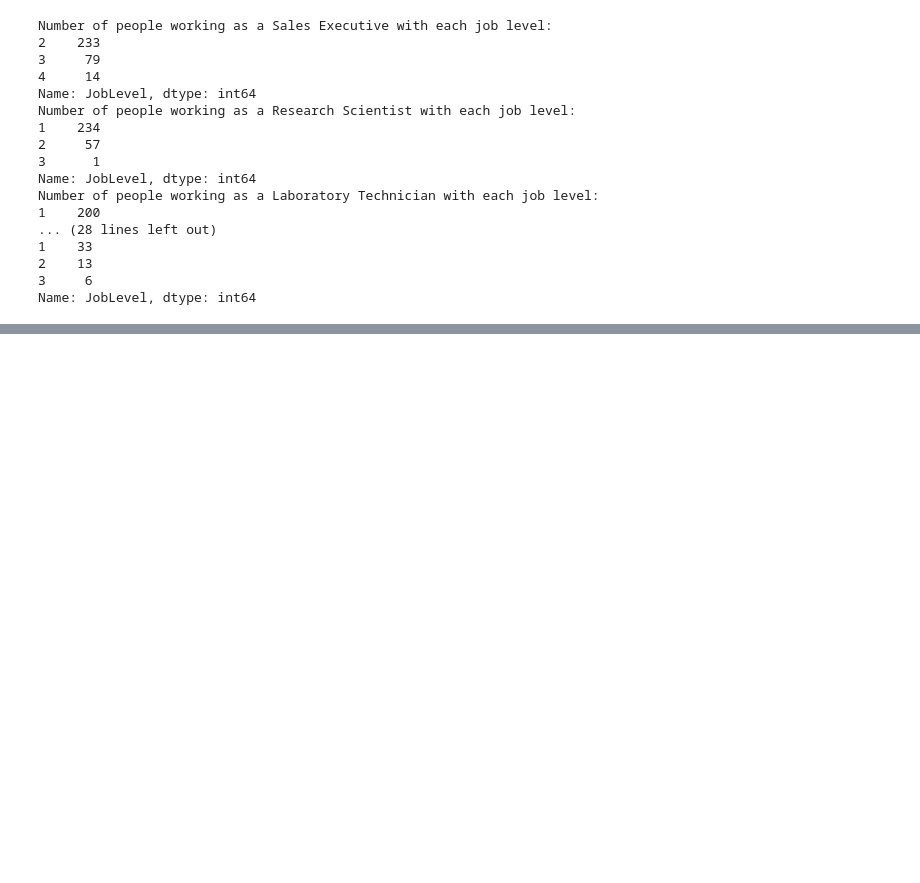
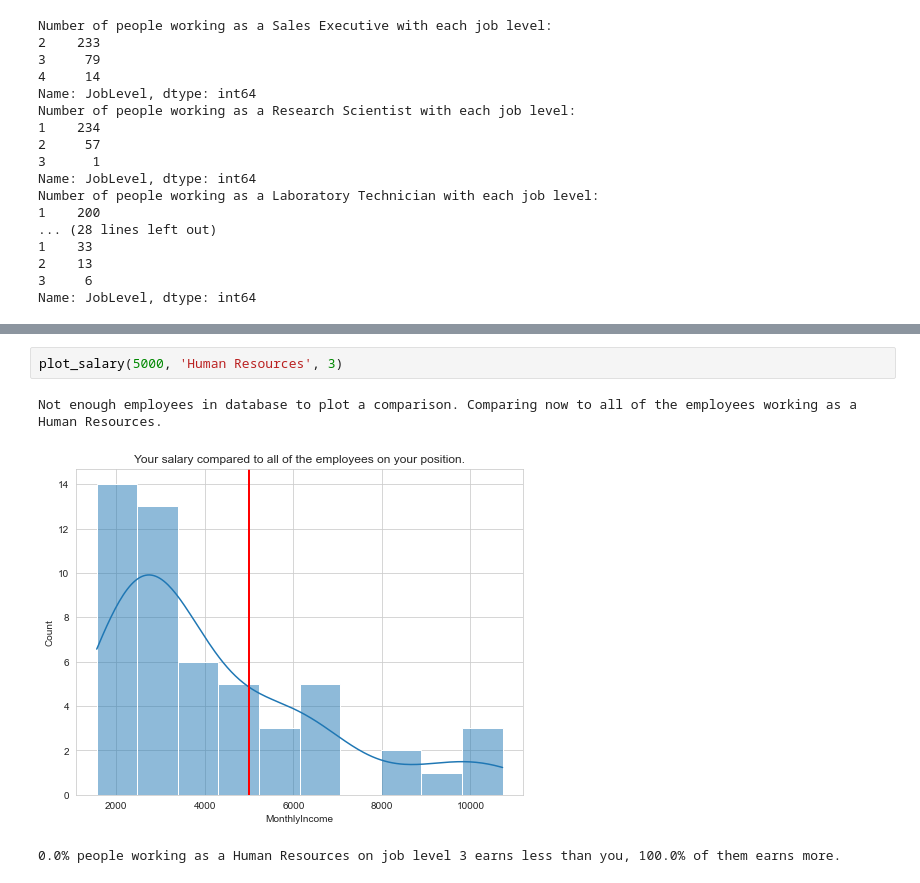
Before and after one commit to jwnuk/data-science-bootcamp, a Jupyter notebook: 2-projekt-python/analysis/salary_analysis/salary_plots.ipynb, the cells around one changed output, grey strips where cells are left out. Saved outputs shown, nothing was run; the diff lists cells and outputs as text; blank space fills up the shorter version.

```diff
--- a/2-projekt-python/analysis/salary_analysis/salary_plots.ipynb
+++ b/2-projekt-python/analysis/salary_analysis/salary_plots.ipynb
@@ -150,4 +154,10 @@ plot_salary(4000, 'Human Resources', 1)
 93.94% people working as a Human Resources on job level 1 earns less than you, 6.06% of them earns more.
+# %%
+plot_salary(5000, 'Human Resources', 3)
+# %% [output]
+Not enough employees in database to plot a comparison. Comparing now to all of the employees working as a Human Resources.
+[figure, added]
+0.0% people working as a Human Resources on job level 3 earns less than you, 100.0% of them earns more.
 # %%
 def plot_salary_vs_age(s: int, job_role, age=None):
 
```
Also changed, not shown: parts of 8 cells of this notebook.
